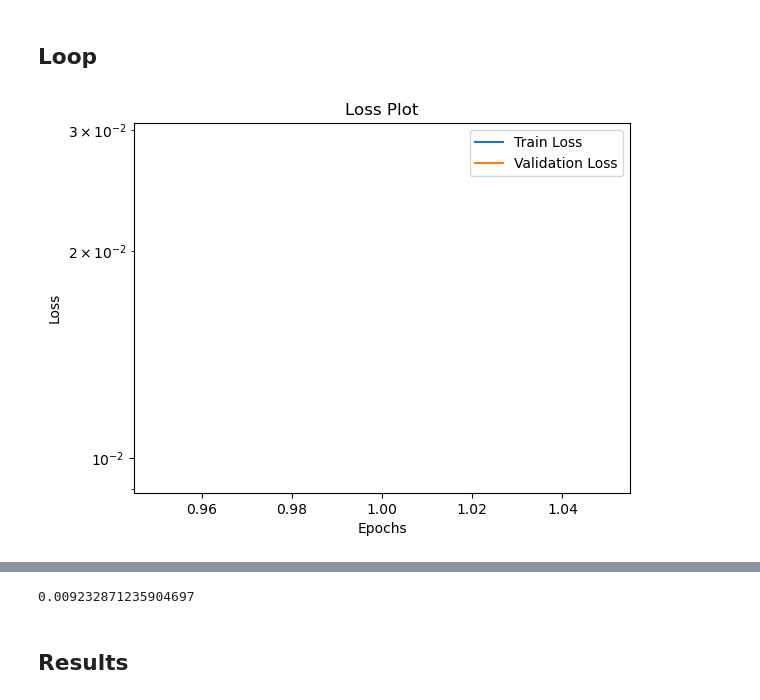
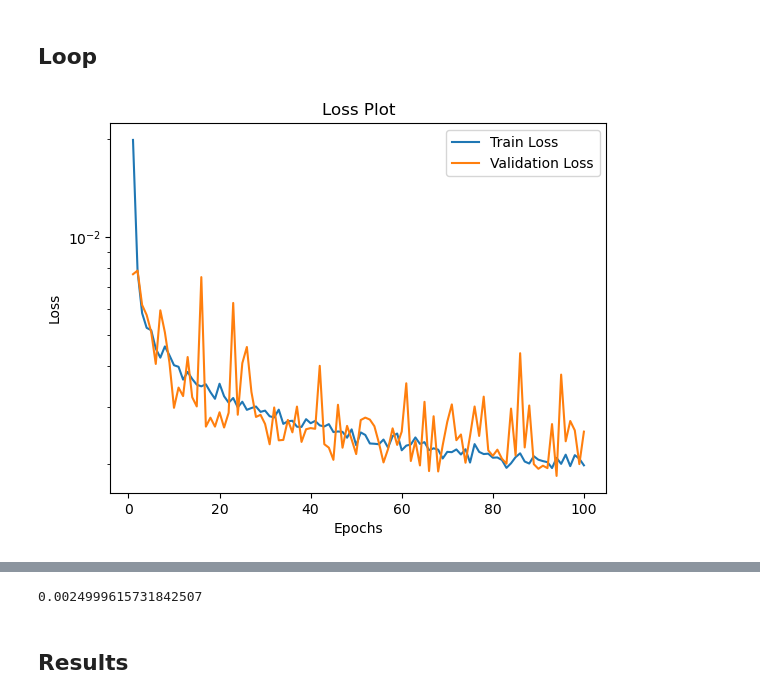
Before and after one commit to jonahmougoue/Quantum-ML-Models, a Jupyter notebook: Part1/predict_energy.ipynb, the cells around one changed output, grey strips where cells are left out. Drawn from its saved outputs; the diff is of its cells as text; code cells hidden in the pictures.

Commit message:
Run over 100 epochs with updated energy accuracy plots

```diff
--- a/Part1/predict_energy.ipynb
+++ b/Part1/predict_energy.ipynb
@@ -83,7 +83,8 @@ def energy_test(model:nn.Module,
                 loss_fn:nn.Module,
                 device:str,
                 validate:bool=False,
-                verbose:bool=False)->float:
+                verbose:bool=False,
+                display:bool=True)->float:
     """
     Testing loop for the EnergyCNN
     :param model: Model used for testing
@@ -109,9 +110,9 @@ def energy_test(model:nn.Module,
             tqdm.write(f'{test_type} Loss: {average_loss}\n')
     return average_loss
 # %%
-
 from torch.optim import Optimizer
 from HelperFunctions.plot_loss import plot_loss
+
 def energy_train(model:nn.Module,
                  epochs:int,
                  train_dataloader:DataLoader,
@@ -119,7 +120,8 @@ def energy_train(model:nn.Module,
                  optimizer:Optimizer,
                  loss_fn:nn.Module,
                  device:str='cuda',
-                 verbose:bool=False)->None:
+                 verbose:bool=False,
+                 display:bool=True)->None:
     """
     Training loop for the EnergyCNN
     :param model: Model used for training
@@ -129,6 +131,8 @@ def energy_train(model:nn.Module,
     :param optimizer: Optimizer used for training
     :param loss_fn: Loss function used in training
     :param device: CPU or CUDA
+    :param verbose: True for verbosity
+    :param display: True for displaying tqdm subbars
     :return: None
     """
     train_loss_change = []
@@ -136,7 +140,7 @@ def energy_train(model:nn.Module,
     for epoch in tqdm(range(epochs),unit='epochs',position=0):
         model.train()
         losses = []
-        for data in tqdm(train_dataloader,unit='batches',leave=False,position=1):
+        for data in tqdm(train_dataloader,unit='batches',leave=False,position=1,display=display):
             optimizer.zero_grad()
             X = data['potential'].to(device)
             y = data['energy'].to(device)
@@ -147,7 +151,7 @@ def energy_train(model:nn.Module,
             optimizer.step()
 
         avg_loss = sum(losses) / len(losses)
-        val_loss = energy_test(model,validation_dataloader,loss_fn,device,validate=True,verbose=False)
+        val_loss = energy_test(model,validation_dataloader,loss_fn,device,validate=True,verbose=False,display=display)
         train_loss_change.append(avg_loss)
         test_loss_change.append(val_loss)
         if verbose:
@@ -158,17 +162,16 @@ def energy_train(model:nn.Module,
 # %%
 from energy_cnn import EnergyCNN
 device = 'cuda' if torch.cuda.is_available() else 'cpu'
 
 model = EnergyCNN(cnn_channels=(64,16,64,16,64,16,64,16),
-                  hidden_layers=(128,64,32)
+                  hidden_layers=(128,)
                   ).to(device)
 
-#optimizer = torch.optim.SGD(model.parameters(), lr=0.01)
 optimizer = torch.optim.Adam(model.parameters(),lr=0.001)
 loss_fn = nn.L1Loss()
 
-epochs = 1
-energy_train(model,epochs,train_dataloader,validation_dataloader,optimizer,loss_fn,device,verbose=False)
-energy_test(model,test_dataloader,loss_fn,device,validate=False,verbose=False)
+epochs = 100
+energy_train(model,epochs,train_dataloader,validation_dataloader,optimizer,loss_fn,device,verbose=False,display=False)
+energy_test(model,test_dataloader,loss_fn,device,validate=False,verbose=False,display=False)
 # %% [output]
-[figure, old version]
+[figure, new version]
@@ -176,4 +179,4 @@ Test Loss: 0.009232871235904697
-0.009232871235904697
+0.0024999615731842507
 # %% [markdown]
 ## Results
 # %%
```
Also changed, not shown: parts of 4 cells of this notebook.
